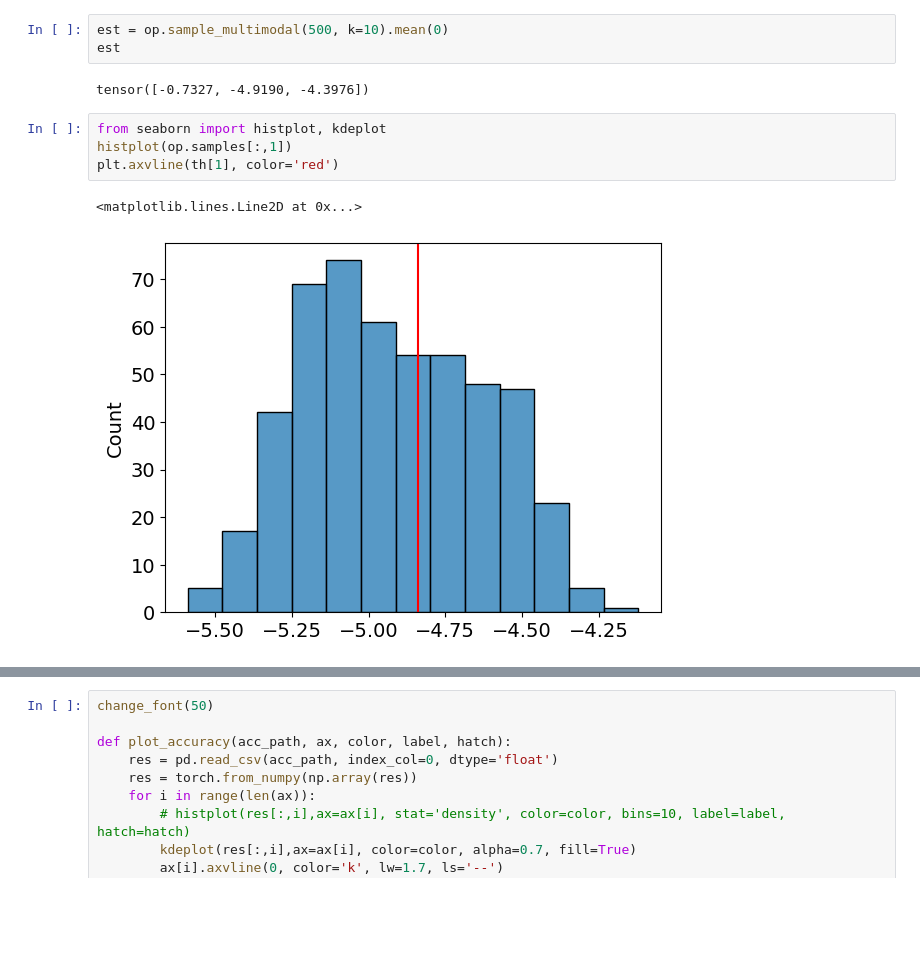
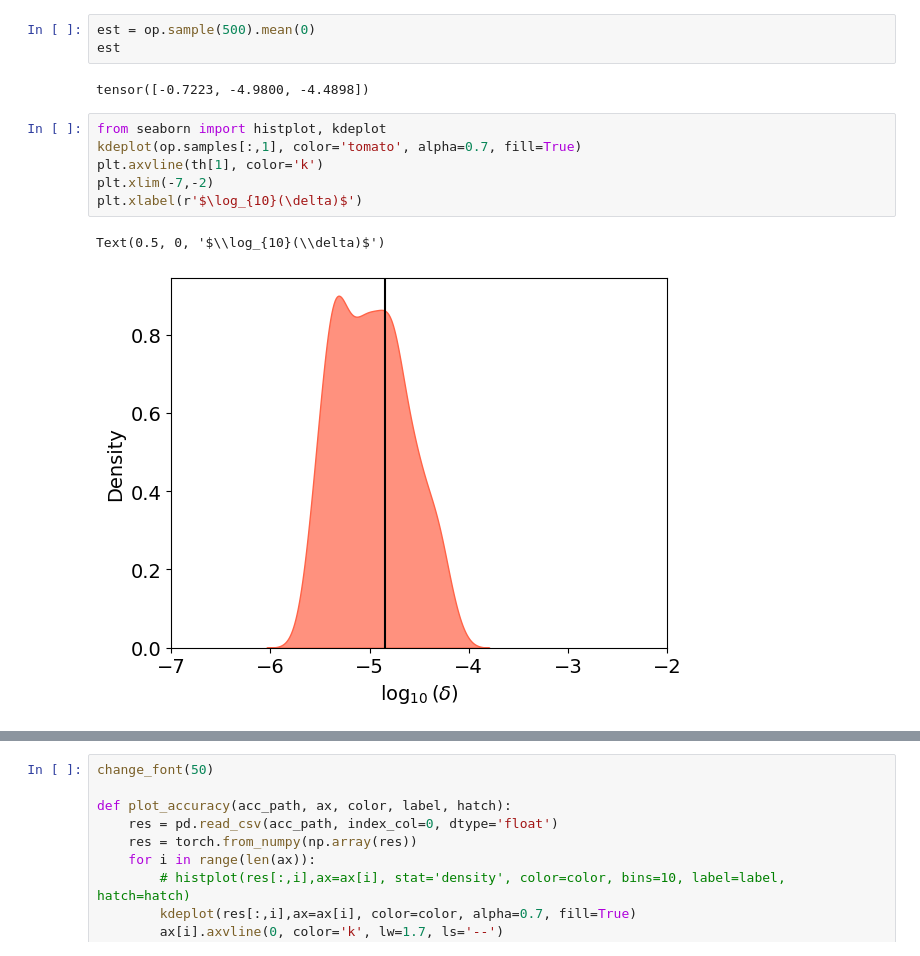
Before and after one commit to yoavram-lab/collective_posterior, a Jupyter notebook: WF/test collective.ipynb, the cells around one changed output, grey strips where cells are left out. Cells and saved outputs as stored; diff of their text form; blank space fills up the shorter version.

```diff
--- a/WF/test collective.ipynb
+++ b/WF/test collective.ipynb
@@ -65,15 +65,17 @@ Wall time: 1.87 s
 # %%
-est = op.sample_multimodal(500, k=10).mean(0)
+est = op.sample(500).mean(0)
 est
 # %% [output]
-tensor([-0.7327, -4.9190, -4.3976])
+tensor([-0.7223, -4.9800, -4.4898])
 # %%
 from seaborn import histplot, kdeplot
-histplot(op.samples[:,1])
-plt.axvline(th[1], color='red')
+kdeplot(op.samples[:,1], color='tomato', alpha=0.7, fill=True)
+plt.axvline(th[1], color='k')
+plt.xlim(-7,-2)
+plt.xlabel(r'$\log_{10}(\delta)$')
 # %% [output]
-<matplotlib.lines.Line2D at 0x...>
+Text(0.5, 0, '$\\log_{10}(\\delta)$')
-[figure, old version]
+[figure, new version]
 # %%
 change_font(50)
 
```
Also changed, not shown: parts of 3 cells of this notebook, 22 other files.
